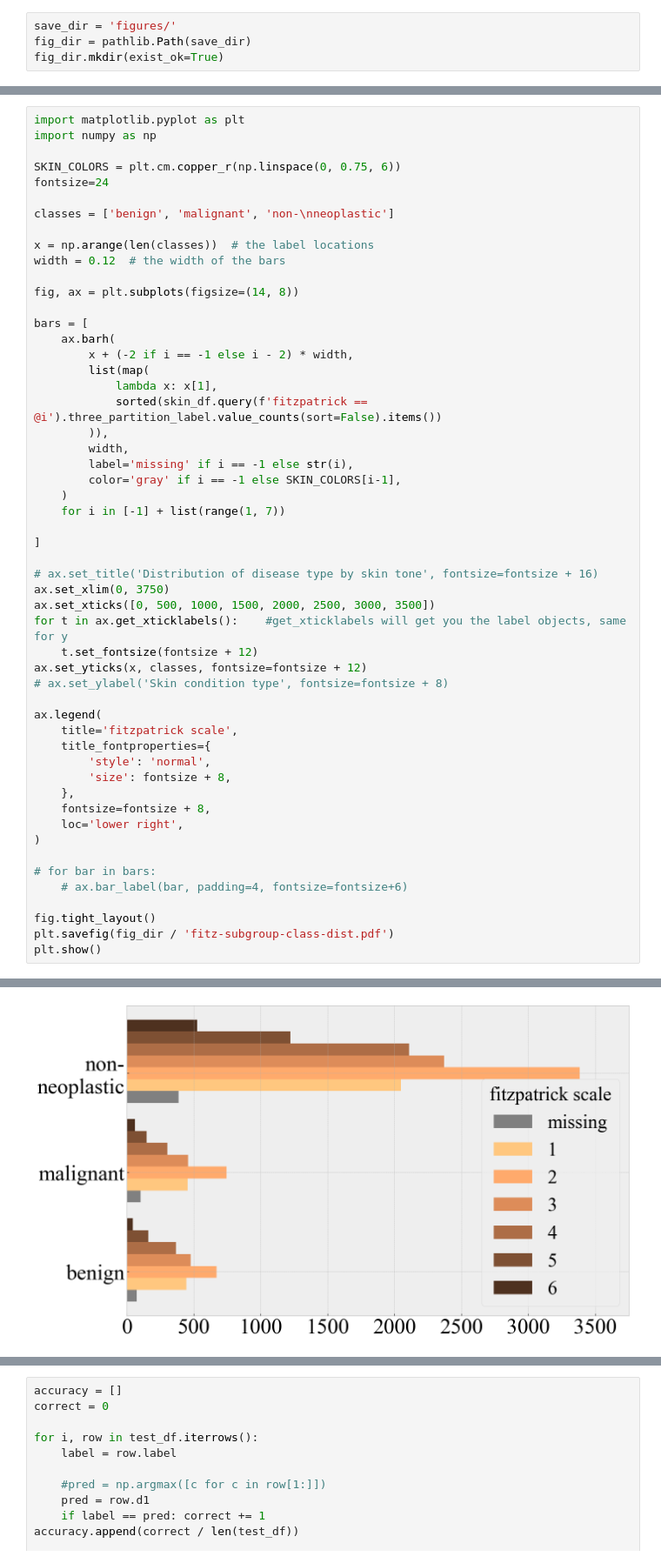
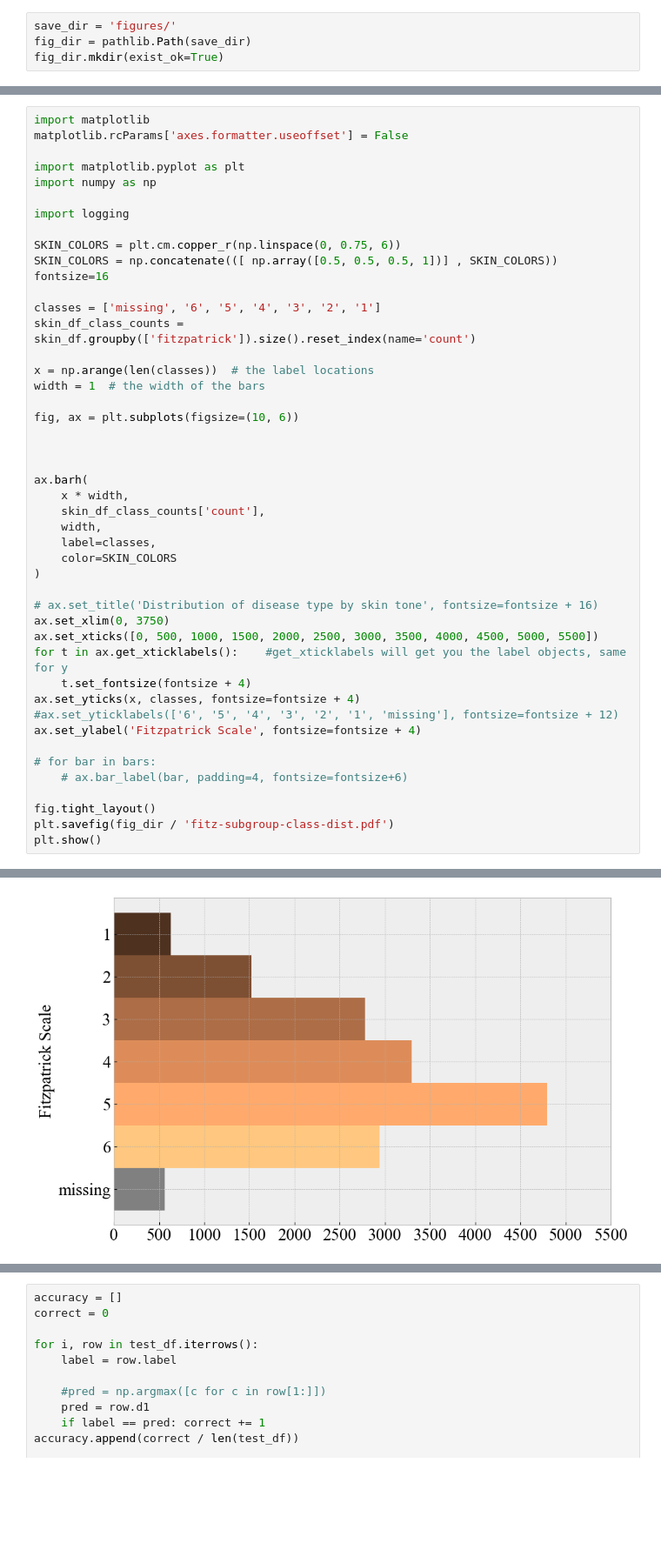
Before and after one commit to LCBradley3k/conformal-predictors-in-medical-imaging, a Jupyter notebook: fitz.ipynb, the cells around one changed output, grey strips where cells are left out. Shown at 87% size. Cells and saved outputs as stored; diff of their text form; blank space fills up the shorter version.

```diff
--- a/fitz.ipynb
+++ b/fitz.ipynb
@@ -92,49 +74,42 @@ plt.show()
 # %%
+import matplotlib
+matplotlib.rcParams['axes.formatter.useoffset'] = False
+
 import matplotlib.pyplot as plt
 import numpy as np
 
+import logging
+
 SKIN_COLORS = plt.cm.copper_r(np.linspace(0, 0.75, 6))
-fontsize=24
+SKIN_COLORS = np.concatenate(([ np.array([0.5, 0.5, 0.5, 1])] , SKIN_COLORS))
+fontsize=16
 
-classes = ['benign', 'malignant', 'non-\nneoplastic']
+classes = ['missing', '6', '5', '4', '3', '2', '1']
+skin_df_class_counts = skin_df.groupby(['fitzpatrick']).size().reset_index(name='count')
 
 x = np.arange(len(classes))  # the label locations
-width = 0.12  # the width of the bars
+width = 1  # the width of the bars
 
-fig, ax = plt.subplots(figsize=(14, 8))
+fig, ax = plt.subplots(figsize=(10, 6))
 
-bars = [
-    ax.barh(
-        x + (-2 if i == -1 else i - 2) * width,
-        list(map(
-            lambda x: x[1],
-            sorted(skin_df.query(f'fitzpatrick == @i').three_partition_label.value_counts(sort=False).items())
-        )),
-        width,
-        label='missing' if i == -1 else str(i),
-        color='gray' if i == -1 else SKIN_COLORS[i-1],
-    )
-    for i in [-1] + list(range(1, 7))
 
-]
+
+ax.barh(
+    x * width,
+    skin_df_class_counts['count'],
+    width,
+    label=classes,
+    color=SKIN_COLORS
+)
 
 # ax.set_title('Distribution of disease type by skin tone', fontsize=fontsize + 16)
 ax.set_xlim(0, 3750)
-ax.set_xticks([0, 500, 1000, 1500, 2000, 2500, 3000, 3500])
+ax.set_xticks([0, 500, 1000, 1500, 2000, 2500, 3000, 3500, 4000, 4500, 5000, 5500])
 for t in ax.get_xticklabels():    #get_xticklabels will get you the label objects, same for y
-    t.set_fontsize(fontsize + 12)
-ax.set_yticks(x, classes, fontsize=fontsize + 12)
-# ax.set_ylabel('Skin condition type', fontsize=fontsize + 8)
-
-ax.legend(
-    title='fitzpatrick scale',
-    title_fontproperties={
-        'style': 'normal',
-        'size': fontsize + 8,
-    },
-    fontsize=fontsize + 8,
-    loc='lower right',
-)
+    t.set_fontsize(fontsize + 4)
+ax.set_yticks(x, classes, fontsize=fontsize + 4)
+#ax.set_yticklabels(['6', '5', '4', '3', '2', '1', 'missing'], fontsize=fontsize + 12)
+ax.set_ylabel('Fitzpatrick Scale', fontsize=fontsize + 4)
 
 # for bar in bars:
     # ax.bar_label(bar, padding=4, fontsize=fontsize+6)
@@ -163 +138 @@ plt.show()
-[figure, old version]
+[figure, new version]
```
Also changed, not shown: parts of 38 cells of this notebook, 1 other file.
